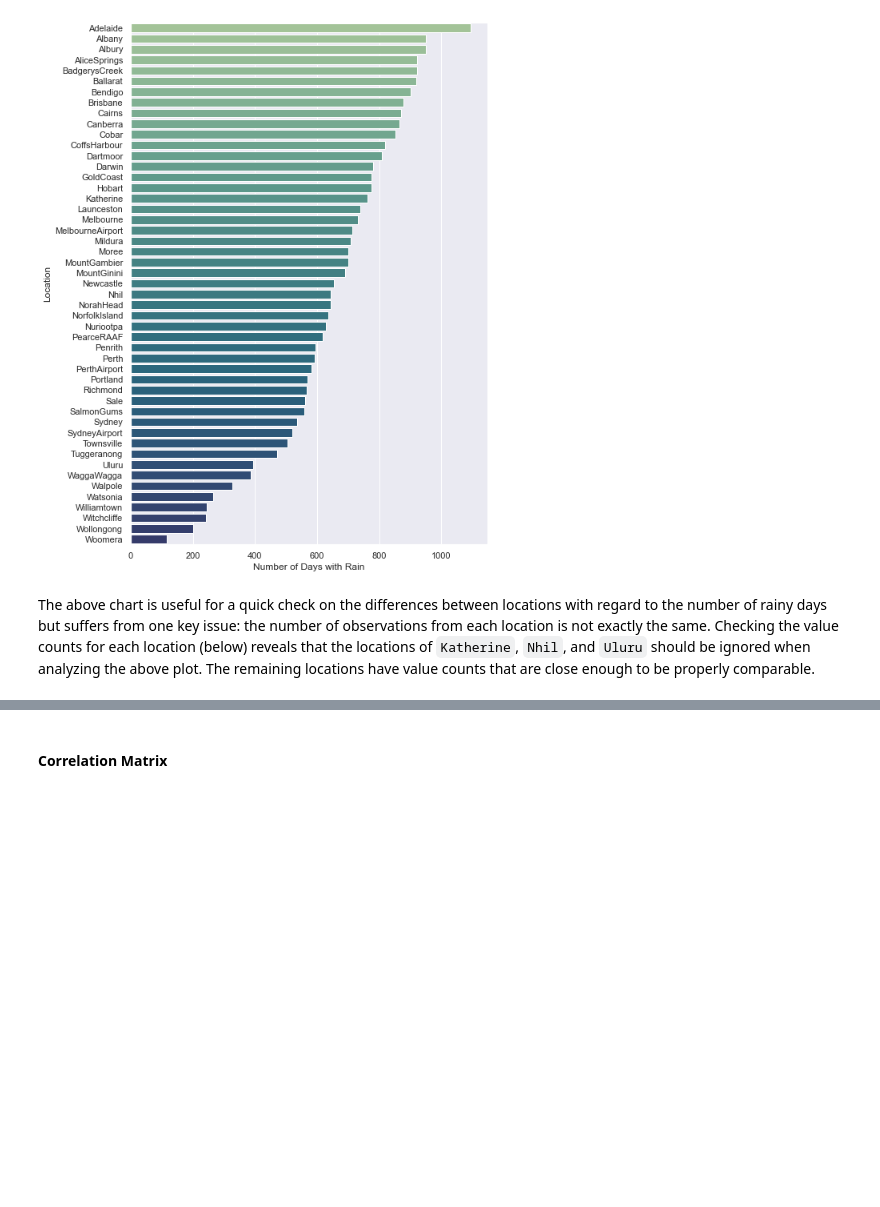
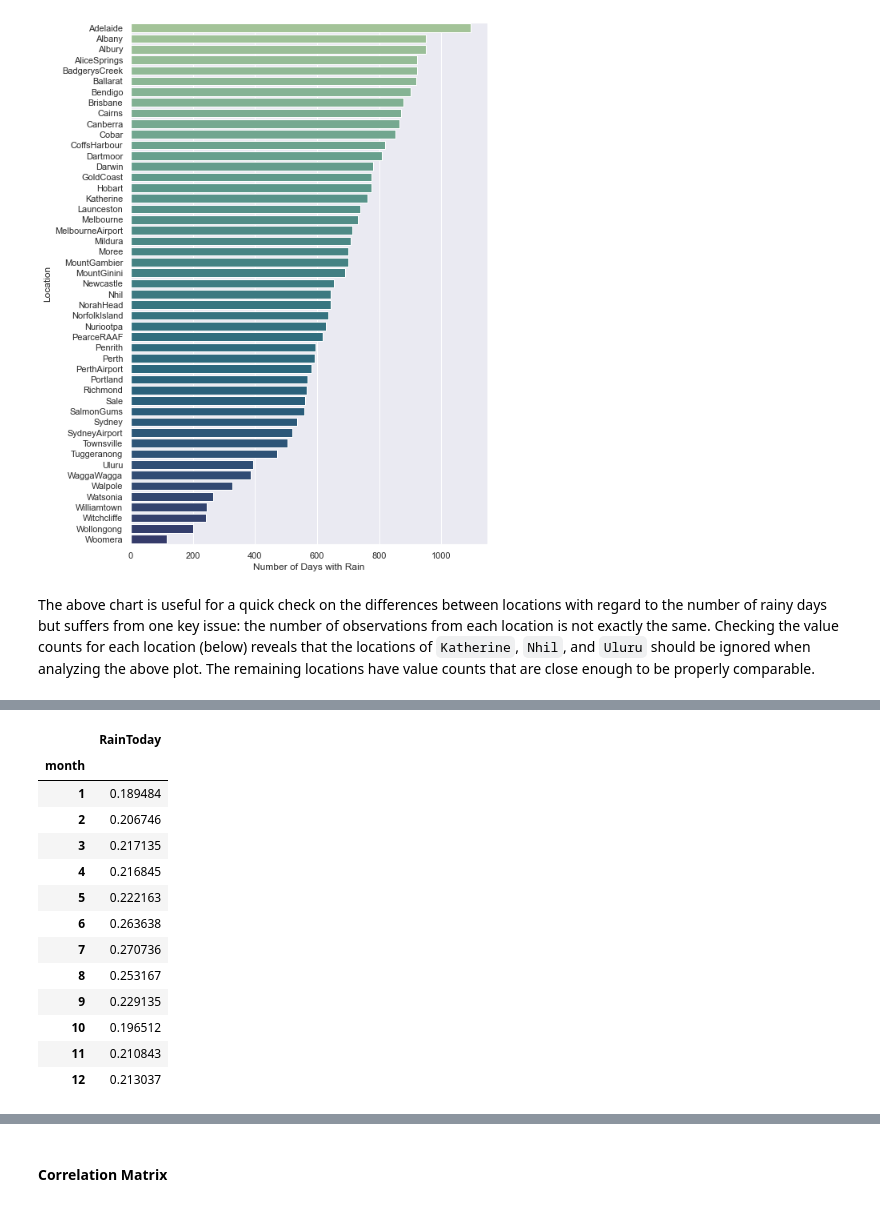
Before and after one commit to tjkyner/australian-rain-prediction, a Jupyter notebook: notebook.ipynb, the cells around one changed output, grey strips where cells are left out. Cells and saved outputs as stored; diff of their text form; code cells hidden in the pictures; blank space fills up the shorter version.

```diff
--- a/notebook.ipynb
+++ b/notebook.ipynb
@@ -309,0 +329,18 @@ Name: Location, dtype: int64
+# %%
+df_seasonality_grouped = df_seasonality.groupby('month').mean()
+df_seasonality_grouped[['RainToday']]
+# %% [output]
+|  | RainToday |
+| month |  |
+| 1 | 0.189484 |
+| 2 | 0.206746 |
+| 3 | 0.217135 |
+| 4 | 0.216845 |
+| 5 | 0.222163 |
+| 6 | 0.263638 |
+| 7 | 0.270736 |
+| 8 | 0.253167 |
+| 9 | 0.229135 |
+| 10 | 0.196512 |
+| 11 | 0.210843 |
+| 12 | 0.213037 |
```
Also changed, not shown: parts of 16 cells of this notebook.
